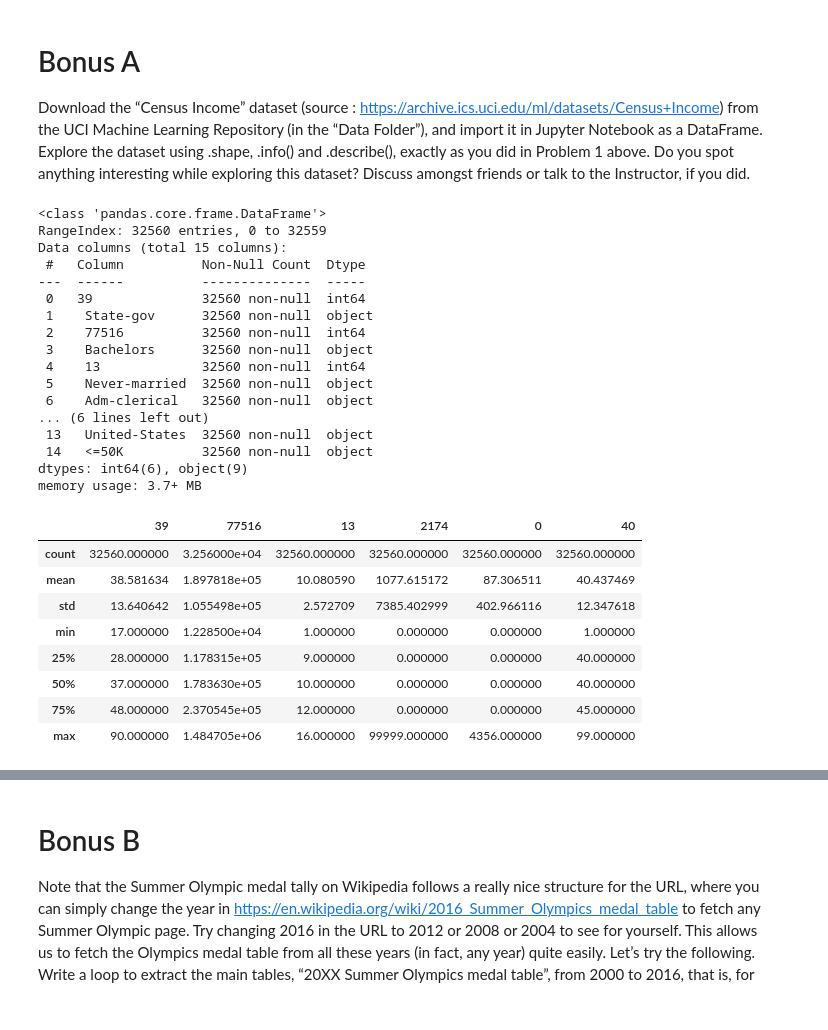
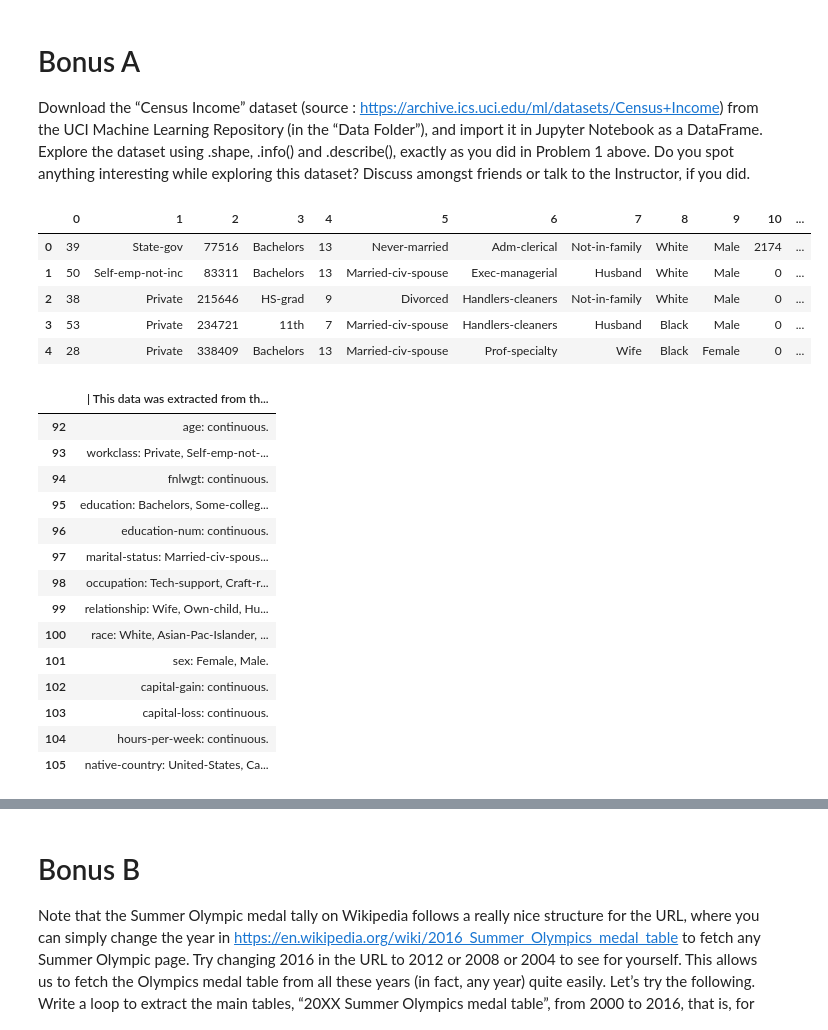
Before and after one commit to bleow/CZ1115-DataSci-AI_Python, a Jupyter notebook: Week 02/CZ1115 Lab 1.ipynb, the cells around one changed output, grey strips where cells are left out. Cells and saved outputs as stored; diff of their text form; code cells hidden in the pictures.

```diff
--- a/Week 02/CZ1115 Lab 1.ipynb
+++ b/Week 02/CZ1115 Lab 1.ipynb
@@ -173,34 +173,31 @@ Explore the dataset using .shape, .info() and .describe(), exactly as you did in
 anything interesting while exploring this dataset? Discuss amongst friends or talk to the Instructor, if you did.
 # %%
 import pandas as pd
-CensusData = pd.read_csv('bonus a/adult.data')
-CensusData.shape
-CensusData.info()
-CensusData.describe()
+CensusData = pd.read_csv('bonus a/adult.data', header = None)
+CensusData.head()
 # %% [output]
-<class 'pandas.core.frame.DataFrame'>
-RangeIndex: 32560 entries, 0 to 32559
-Data columns (total 15 columns):
- #   Column          Non-Null Count  Dtype
----  ------          --------------  -----
- 0   39              32560 non-null  int64
- 1    State-gov      32560 non-null  object
- 2    77516          32560 non-null  int64
- 3    Bachelors      32560 non-null  object
- 4    13             32560 non-null  int64
- 5    Never-married  32560 non-null  object
- 6    Adm-clerical   32560 non-null  object
-... (6 lines left out)
- 13   United-States  32560 non-null  object
- 14   <=50K          32560 non-null  object
-dtypes: int64(6), object(9)
-memory usage: 3.7+ MB
-|  | 39 | 77516 | 13 | 2174 | 0 | 40 |
-| count | 32560.000000 | 3.256000e+04 | 32560.000000 | 32560.000000 | 32560.000000 | 32560.000000 |
-| mean | 38.581634 | 1.897818e+05 | 10.080590 | 1077.615172 | 87.306511 | 40.437469 |
-| std | 13.640642 | 1.055498e+05 | 2.572709 | 7385.402999 | 402.966116 | 12.347618 |
-| min | 17.000000 | 1.228500e+04 | 1.000000 | 0.000000 | 0.000000 | 1.000000 |
-| 25% | 28.000000 | 1.178315e+05 | 9.000000 | 0.000000 | 0.000000 | 40.000000 |
-| 50% | 37.000000 | 1.783630e+05 | 10.000000 | 0.000000 | 0.000000 | 40.000000 |
-| 75% | 48.000000 | 2.370545e+05 | 12.000000 | 0.000000 | 0.000000 | 45.000000 |
-| max | 90.000000 | 1.484705e+06 | 16.000000 | 99999.000000 | 4356.000000 | 99.000000 |
+|  | 0 | 1 | 2 | 3 | 4 | 5 | 6 | 7 | 8 | 9 | 10 | ... |
+| 0 | 39 | State-gov | 77516 | Bachelors | 13 | Never-married | Adm-clerical | Not-in-family | White | Male | 2174 | ... |
+| 1 | 50 | Self-emp-not-inc | 83311 | Bachelors | 13 | Married-civ-spouse | Exec-managerial | Husband | White | Male | 0 | ... |
+| 2 | 38 | Private | 215646 | HS-grad | 9 | Divorced | Handlers-cleaners | Not-in-family | White | Male | 0 | ... |
+| 3 | 53 | Private | 234721 | 11th | 7 | Married-civ-spouse | Handlers-cleaners | Husband | Black | Male | 0 | ... |
+| 4 | 28 | Private | 338409 | Bachelors | 13 | Married-civ-spouse | Prof-specialty | Wife | Black | Female | 0 | ... |
+# %%
+docu = pd.read_table('bonus a/adult.names')
+docu.tail(14)
+# %% [output]
+|  | | This data was extracted from th... |
+| 92 | age: continuous. |
+| 93 | workclass: Private, Self-emp-not-... |
+| 94 | fnlwgt: continuous. |
+| 95 | education: Bachelors, Some-colleg... |
+| 96 | education-num: continuous. |
+| 97 | marital-status: Married-civ-spous... |
+| 98 | occupation: Tech-support, Craft-r... |
+| 99 | relationship: Wife, Own-child, Hu... |
+| 100 | race: White, Asian-Pac-Islander, ... |
+| 101 | sex: Female, Male. |
+| 102 | capital-gain: continuous. |
+| 103 | capital-loss: continuous. |
+| 104 | hours-per-week: continuous. |
+| 105 | native-country: United-States, Ca... |
```
Also changed, not shown: parts of 2 cells of this notebook, 2 other files.
